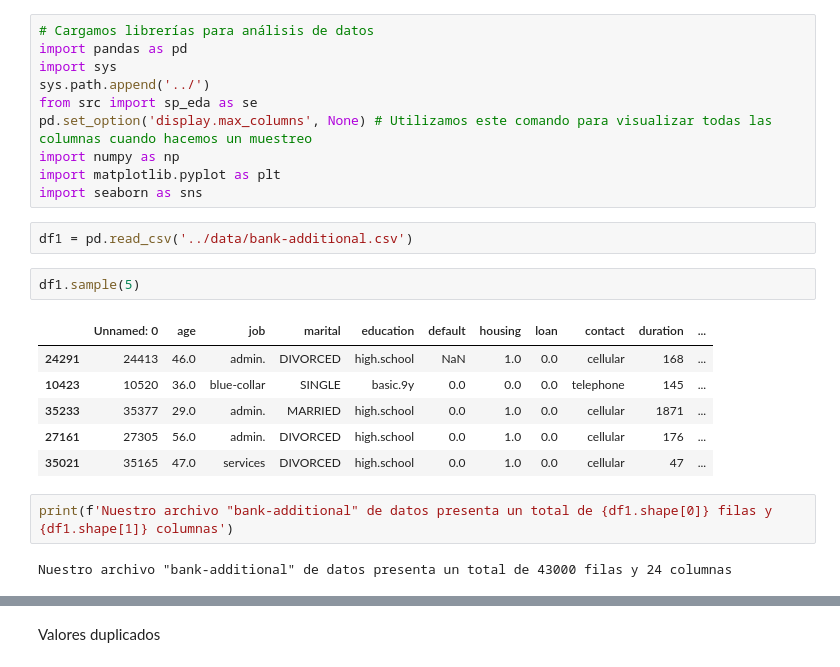
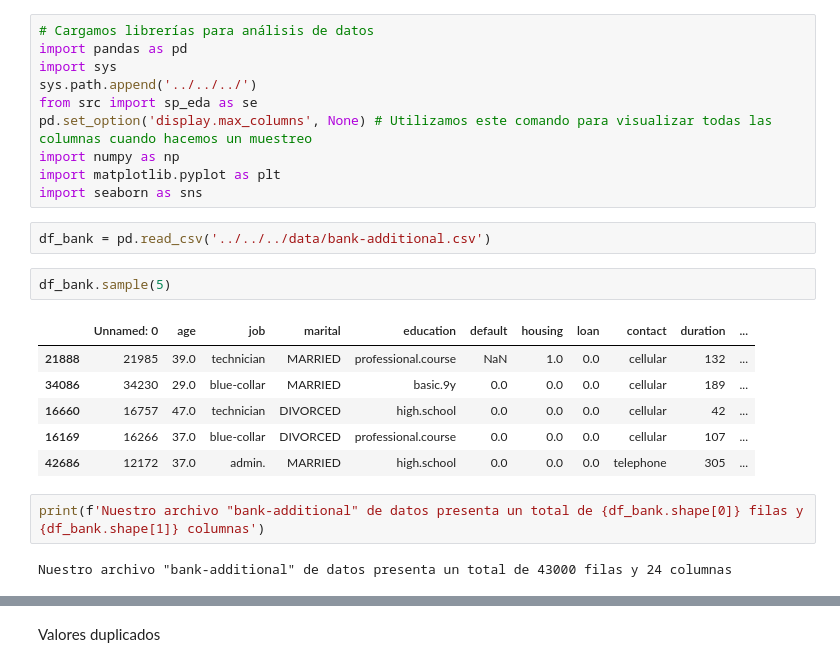
Before and after one commit to juanpamtx/Proyecto_07.Python_for_data, a Jupyter notebook: Notebook/bank-additional/raw/01_eda_preliminar_bank_bruto.ipynb, the cells around one changed output, grey strips where cells are left out. Saved outputs shown, nothing was run; the diff lists cells and outputs as text.

```diff
--- a/Notebook/01_eda_preliminar_bank_bruto.ipynb
+++ b/Notebook/bank-additional/raw/01_eda_preliminar_bank_bruto.ipynb
@@ -2,25 +2,25 @@
 # Cargamos librerías para análisis de datos
 import pandas as pd
 import sys
-sys.path.append('../')
+sys.path.append('../../../')
 from src import sp_eda as se
 pd.set_option('display.max_columns', None) # Utilizamos este comando para visualizar todas las columnas cuando hacemos un muestreo
 import numpy as np
 import matplotlib.pyplot as plt
 import seaborn as sns
 # %%
-df1 = pd.read_csv('../data/bank-additional.csv')
+df_bank = pd.read_csv('../../../data/bank-additional.csv')
 # %%
-df1.sample(5)
+df_bank.sample(5)
 # %% [output]
 |  | Unnamed: 0 | age | job | marital | education | default | housing | loan | contact | duration | ... |
-| 24291 | 24413 | 46.0 | admin. | DIVORCED | high.school | NaN | 1.0 | 0.0 | cellular | 168 | ... |
-| 10423 | 10520 | 36.0 | blue-collar | SINGLE | basic.9y | 0.0 | 0.0 | 0.0 | telephone | 145 | ... |
-| 35233 | 35377 | 29.0 | admin. | MARRIED | high.school | 0.0 | 1.0 | 0.0 | cellular | 1871 | ... |
-| 27161 | 27305 | 56.0 | admin. | DIVORCED | high.school | 0.0 | 1.0 | 0.0 | cellular | 176 | ... |
-| 35021 | 35165 | 47.0 | services | DIVORCED | high.school | 0.0 | 1.0 | 0.0 | cellular | 47 | ... |
+| 21888 | 21985 | 39.0 | technician | MARRIED | professional.course | NaN | 1.0 | 0.0 | cellular | 132 | ... |
+| 34086 | 34230 | 29.0 | blue-collar | MARRIED | basic.9y | 0.0 | 0.0 | 0.0 | cellular | 189 | ... |
+| 16660 | 16757 | 47.0 | technician | DIVORCED | high.school | 0.0 | 0.0 | 0.0 | cellular | 42 | ... |
+| 16169 | 16266 | 37.0 | blue-collar | DIVORCED | professional.course | 0.0 | 0.0 | 0.0 | cellular | 107 | ... |
+| 42686 | 12172 | 37.0 | admin. | MARRIED | high.school | 0.0 | 0.0 | 0.0 | telephone | 305 | ... |
 # %%
-print(f'Nuestro archivo "bank-additional" de datos presenta un total de {df1.shape[0]} filas y {df1.shape[1]} columnas')
+print(f'Nuestro archivo "bank-additional" de datos presenta un total de {df_bank.shape[0]} filas y {df_bank.shape[1]} columnas')
 # %% [output]
 Nuestro archivo "bank-additional" de datos presenta un total de 43000 filas y 24 columnas
 # %%
```
Also changed, not shown: parts of 12 cells of this notebook, 8 other files.
